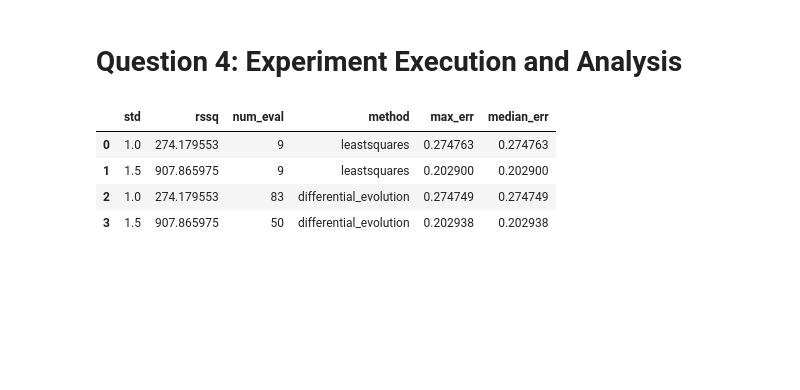
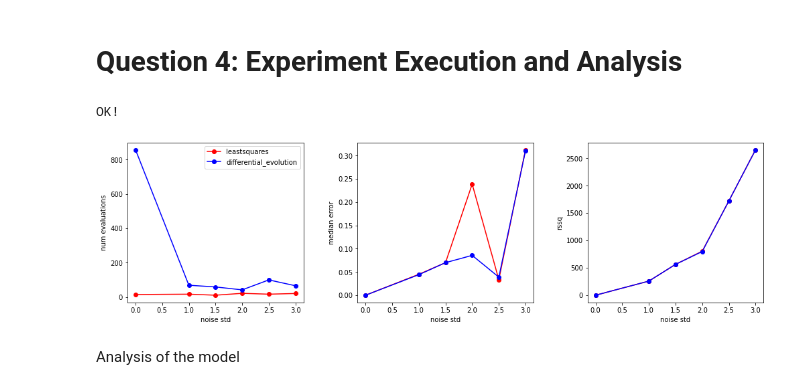
Before and after one commit to ModelEngineering/BIOEN-437, a Jupyter notebook: assignments/hw_parameter_estimation.ipynb, the cells around one changed output. Saved outputs shown, nothing was run; the diff lists cells and outputs as text; code cells hidden in the pictures; blank space fills up the shorter version.

```diff
--- a/assignments/hw_parameter_estimation.ipynb
+++ b/assignments/hw_parameter_estimation.ipynb
@@ -369,7 +369,7 @@ OK
 # %% [markdown]
 # Question 4: Experiment Execution and Analysis
 # %%
-def makePlot(model=MODEL_ANT, search_range=2, data_dct=DATA_DCT):
+def makePlot(model=MODEL_ANT, search_range=2, data_dct=DATA_DCT, is_plot=True):
     """
     Creates a results plot for the specified parameters.
 
@@ -380,42 +380,64 @@ def makePlot(model=MODEL_ANT, search_range=2, data_dct=DATA_DCT):
     data_dct: dict (keys: STD (standard deviation), TS (timeseries))
 
     Returns
     -------
     DataFrame: columns
         std: standard deviation of data
         rssq: residual sum of squares of fit
         num_eval: number of evaluations
         method: optimization algorithm
         max_err: maximum fitting error for the parameters
         median_err: median fitting error
     """
     # Initializations
     lower_frc = 1/search_range
     value_frc = lower_frc
     upper_frc = search_range
+    METHODS =  ["leastsquares", "differential_evolution"]
     # Obtain the fitter results
     result_dct = {n: [] for n in [STD, RSSQ, NUM_EVAL, METHOD, MAX_ERR, MEDIAN_ERR]}
-    for method in ["leastsquares", "differential_evolution"]:
+    for method in METHODS:
         for std, ts in zip(data_dct[STD], data_dct[TS]):
             fitter_info = doFit(ts, model=model, fitter_methods=[method], lower_frc=lower_frc,
                   value_frc=value_frc, upper_frc=upper_frc, is_report=False)
             result_dct[STD].append(std)
             result_dct[METHOD].append(method)
             result_dct[RSSQ].append(fitter_info.rssq)
             result_dct[NUM_EVAL].append(fitter_info.num_eval)
             result_dct[MAX_ERR].append(fitter_info.max_err)
             result_dct[MEDIAN_ERR].append(fitter_info.median_err)
-    return pd.DataFrame(result_dct)
+    result_df = pd.DataFrame(result_dct)
+    # Construct plot
+    if is_plot:
+        fig, axes = plt.subplots(1, 3, figsize=(15, 5))
+        fig.tight_layout(pad=5.0)
+        colors = ["red", "blue"]
+        for idx, method in enumerate(METHODS):
+            plot_df = result_df[result_df[METHOD] == method]
+            axes[0].plot(plot_df[STD], plot_df[NUM_EVAL], color=colors[idx], marker="o")
+            axes[1].plot(plot_df[STD], plot_df[MEDIAN_ERR], color=colors[idx], marker="o")
+            axes[2].plot(plot_df[STD], plot_df[RSSQ], color=colors[idx], marker="o")
+    #
+    axes[0].set_ylabel("num evaluations")
+    axes[1].set_ylabel("median error")
+    axes[2].set_ylabel("rssq")
+    axes[0].legend(METHODS, loc="upper right")
+    for ax in axes:
+        ax.set_xlabel("noise std")
+    return result_df
 
 # Tests
-data1_ts = generateNoisyData(1, model=TEST_MODEL, is_plot=False)
-data2_ts = generateNoisyData(2, model=TEST_MODEL, is_plot=False)
-data_dct = {STD: [1, 1.5], TS: [data1_ts, data2_ts]}
-result_df = makePlot(model=TEST_MODEL, search_range=2, data_dct=data_dct)
-result_df
+stds = [0, 1, 1.5, 2, 2.5, 3]
+data_dct = {STD: [], TS: []}
+for std in stds:
+    data_dct[STD].append(std)
+    data_dct[TS].append(generateNoisyData(std, model=TEST_MODEL, is_plot=False))
+result_df = makePlot(model=TEST_MODEL, search_range=2, data_dct=data_dct, is_plot=True)
+diff = set(result_df.columns).symmetric_difference([STD, RSSQ, NUM_EVAL, METHOD, MAX_ERR, MEDIAN_ERR])
+assert(len(diff) == 0)
+print("OK!")
 # %% [output]
-|  | std | rssq | num_eval | method | max_err | median_err |
-| 0 | 1.0 | 274.179553 | 9 | leastsquares | 0.274763 | 0.274763 |
-| 1 | 1.5 | 907.865975 | 9 | leastsquares | 0.202900 | 0.202900 |
-| 2 | 1.0 | 274.179553 | 83 | differential_evolution | 0.274749 | 0.274749 |
-| 3 | 1.5 | 907.865975 | 50 | differential_evolution | 0.202938 | 0.202938 |
+OK!
+[figure, added]
+# %% [markdown]
+Analysis of the model
```
